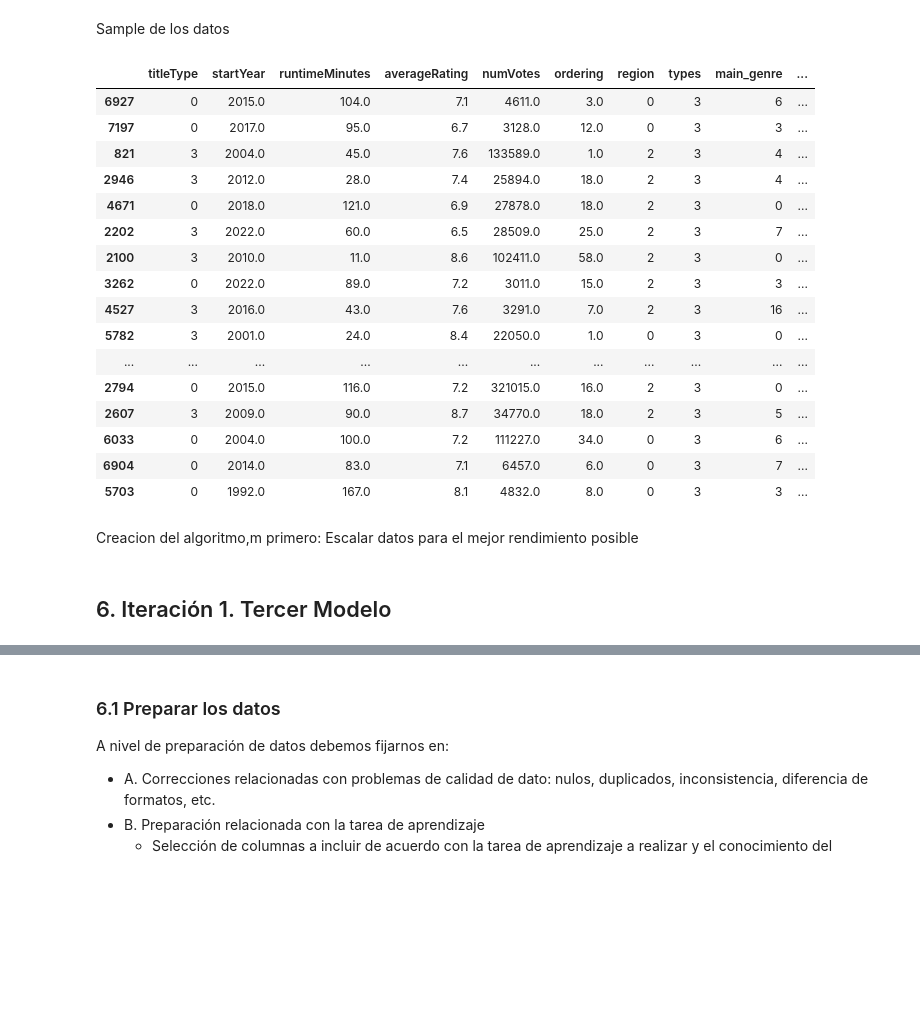
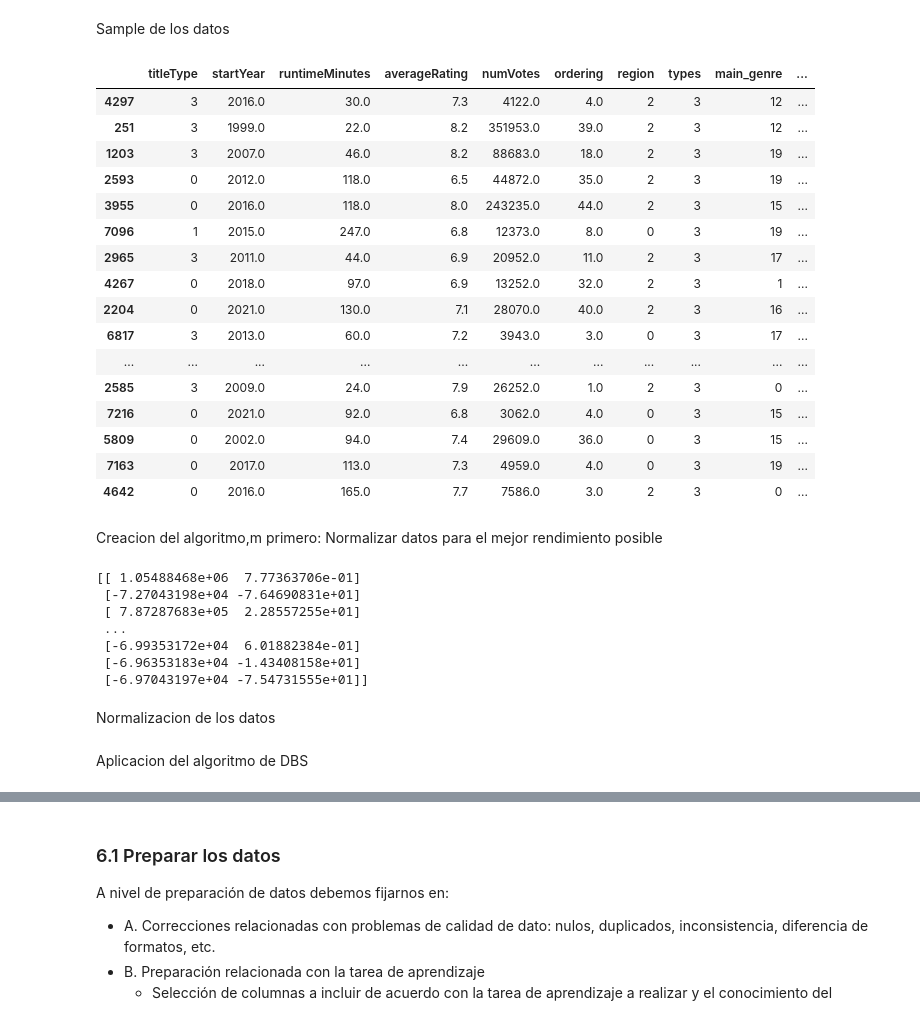
Before and after one commit to BI-Bernal-Diaz-Serrano/Lab1, a Jupyter notebook: main.ipynb, the cells around one changed output, grey strips where cells are left out. Saved outputs shown, nothing was run; the diff lists cells and outputs as text; code cells hidden in the pictures; blank space fills up the shorter version.

```diff
--- a/main.ipynb
+++ b/main.ipynb
@@ -601,11 +627,10 @@ df_movies['titleType'] = df_movies['titleType'].str.lower()
 # %% [markdown]
 Convertir a minusculas las columnas main y secondaryGenre y types
 # %%
-df_movies['main_genre'] = df_movies['main_genre'].str.lower()
-df_movies['secondary_genre'] = df_movies['secondary_genre'].str.lower()
-df_movies['types'] = df_movies['types'].str.lower()
+df_movies2['main_genre'] = df_movies2['main_genre'].str.lower()
+df_movies2['types'] = df_movies2['types'].str.lower()
 # %% [markdown]
 Eliminar valores nulos
 # %%
-df_moviesAlgoritmo2.dropna(inplace=True)
+df_movies2.dropna(inplace=True)
 # %% [markdown]
@@ -613,4 +638,4 @@ Cumplir con la metrica propuesta de averageRating
 # %%
-df_moviesAlgoritmo2 = df_moviesAlgoritmo2.drop(df_moviesAlgoritmo2[(df_moviesAlgoritmo2['averageRating'] < 0) | (df_moviesAlgoritmo2['averageRating'] > 10)].index)
+df_movies2 = df_movies2.drop(df_movies2[(df_movies2['averageRating'] < 0) | (df_movies2['averageRating'] > 10)].index)
 # %% [markdown]
 Conversion de variables categoricas a numericas por medio de labelEnconding
@@ -623,13 +658,13 @@ KeyError: "['originalTitle'] not found in axis"
 # %%
 le = LabelEncoder()
-cols_to_encode = ['titleType', 'region', 'types', 'main_genre', 'secondary_genre']
+cols_to_encode = ['titleType', 'region', 'types', 'main_genre','secondary_genre']
 
 # Aplicar la codificación para cada columna
 for col in cols_to_encode:
-    df_moviesAlgoritmo2[col] = le.fit_transform(df_moviesAlgoritmo2[col].astype(str))
+    df_movies2[col] = le.fit_transform(df_movies2[col].astype(str))
 
 # Verificar los cambios
-print(df_moviesAlgoritmo2.dtypes)
+print(df_movies2.dtypes)
 # %% [output]
 titleType            int32
 startYear          float64
@@ -659,25 +694,25 @@ df_moviesAlgoritmo2.describe()
 # %% [markdown]
 Sample de los datos
 # %%
-sample_df = df_moviesAlgoritmo2.sample(n=20)
-sample_df
+pruebaDf = df_movies2.sample(n=20)
+pruebaDf
 # %% [output]
 |  | titleType | startYear | runtimeMinutes | averageRating | numVotes | ordering | region | types | main_genre | ... |
-| 6927 | 0 | 2015.0 | 104.0 | 7.1 | 4611.0 | 3.0 | 0 | 3 | 6 | ... |
-| 7197 | 0 | 2017.0 | 95.0 | 6.7 | 3128.0 | 12.0 | 0 | 3 | 3 | ... |
-| 821 | 3 | 2004.0 | 45.0 | 7.6 | 133589.0 | 1.0 | 2 | 3 | 4 | ... |
-| 2946 | 3 | 2012.0 | 28.0 | 7.4 | 25894.0 | 18.0 | 2 | 3 | 4 | ... |
-| 4671 | 0 | 2018.0 | 121.0 | 6.9 | 27878.0 | 18.0 | 2 | 3 | 0 | ... |
-| 2202 | 3 | 2022.0 | 60.0 | 6.5 | 28509.0 | 25.0 | 2 | 3 | 7 | ... |
-| 2100 | 3 | 2010.0 | 11.0 | 8.6 | 102411.0 | 58.0 | 2 | 3 | 0 | ... |
-| 3262 | 0 | 2022.0 | 89.0 | 7.2 | 3011.0 | 15.0 | 2 | 3 | 3 | ... |
-| 4527 | 3 | 2016.0 | 43.0 | 7.6 | 3291.0 | 7.0 | 2 | 3 | 16 | ... |
-| 5782 | 3 | 2001.0 | 24.0 | 8.4 | 22050.0 | 1.0 | 0 | 3 | 0 | ... |
+| 4297 | 3 | 2016.0 | 30.0 | 7.3 | 4122.0 | 4.0 | 2 | 3 | 12 | ... |
+| 251 | 3 | 1999.0 | 22.0 | 8.2 | 351953.0 | 39.0 | 2 | 3 | 12 | ... |
+| 1203 | 3 | 2007.0 | 46.0 | 8.2 | 88683.0 | 18.0 | 2 | 3 | 19 | ... |
+| 2593 | 0 | 2012.0 | 118.0 | 6.5 | 44872.0 | 35.0 | 2 | 3 | 19 | ... |
+| 3955 | 0 | 2016.0 | 118.0 | 8.0 | 243235.0 | 44.0 | 2 | 3 | 15 | ... |
+| 7096 | 1 | 2015.0 | 247.0 | 6.8 | 12373.0 | 8.0 | 0 | 3 | 19 | ... |
+| 2965 | 3 | 2011.0 | 44.0 | 6.9 | 20952.0 | 11.0 | 2 | 3 | 17 | ... |
+| 4267 | 0 | 2018.0 | 97.0 | 6.9 | 13252.0 | 32.0 | 2 | 3 | 1 | ... |
+| 2204 | 0 | 2021.0 | 130.0 | 7.1 | 28070.0 | 40.0 | 2 | 3 | 16 | ... |
+| 6817 | 3 | 2013.0 | 60.0 | 7.2 | 3943.0 | 3.0 | 0 | 3 | 17 | ... |
 | ... | ... | ... | ... | ... | ... | ... | ... | ... | ... | ... |
-| 2794 | 0 | 2015.0 | 116.0 | 7.2 | 321015.0 | 16.0 | 2 | 3 | 0 | ... |
-| 2607 | 3 | 2009.0 | 90.0 | 8.7 | 34770.0 | 18.0 | 2 | 3 | 5 | ... |
-| 6033 | 0 | 2004.0 | 100.0 | 7.2 | 111227.0 | 34.0 | 0 | 3 | 6 | ... |
-| 6904 | 0 | 2014.0 | 83.0 | 7.1 | 6457.0 | 6.0 | 0 | 3 | 7 | ... |
-| 5703 | 0 | 1992.0 | 167.0 | 8.1 | 4832.0 | 8.0 | 0 | 3 | 3 | ... |
+| 2585 | 3 | 2009.0 | 24.0 | 7.9 | 26252.0 | 1.0 | 2 | 3 | 0 | ... |
+| 7216 | 0 | 2021.0 | 92.0 | 6.8 | 3062.0 | 4.0 | 0 | 3 | 15 | ... |
+| 5809 | 0 | 2002.0 | 94.0 | 7.4 | 29609.0 | 36.0 | 0 | 3 | 15 | ... |
+| 7163 | 0 | 2017.0 | 113.0 | 7.3 | 4959.0 | 4.0 | 0 | 3 | 19 | ... |
+| 4642 | 0 | 2016.0 | 165.0 | 7.7 | 7586.0 | 3.0 | 2 | 3 | 0 | ... |
 # %% [markdown]
-Creacion del algoritmo,m primero: Escalar datos para el mejor rendimiento posible
+Creacion del algoritmo,m primero: Normalizar datos para el mejor rendimiento posible
@@ -686,2 +719,18 @@ datosEscalados = StandardScaler().fit_transform(df_moviesAlgoritmo2)
-# %% [markdown]
-## 6. Iteración 1. Tercer Modelo
+# %%
+pca = PCA(n_components=2)  # Reduzca a 2 dimensiones
+datosReducidos = pca.fit_transform(df_movies2)
+
+print(datosReducidos)
+datosEscalados = StandardScaler().fit_transform(df_movies2)
+# %% [output]
+[[ 1.05488468e+06  7.77363706e-01]
+ [-7.27043198e+04 -7.64690831e+01]
+ [ 7.87287683e+05  2.28557255e+01]
+ ...
+ [-6.99353172e+04  6.01882384e-01]
+ [-6.96353183e+04 -1.43408158e+01]
+ [-6.97043197e+04 -7.54731555e+01]]
+# %% [markdown]
+Normalizacion de los datos
+# %% [markdown]
+Aplicacion del algoritmo de DBS
```
Also changed, not shown: parts of 21 cells of this notebook.
